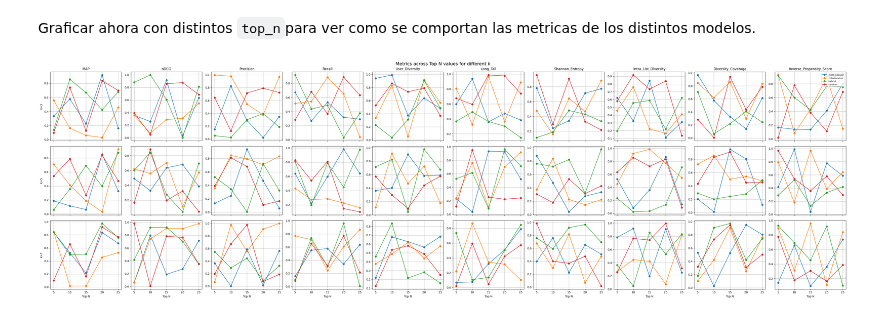
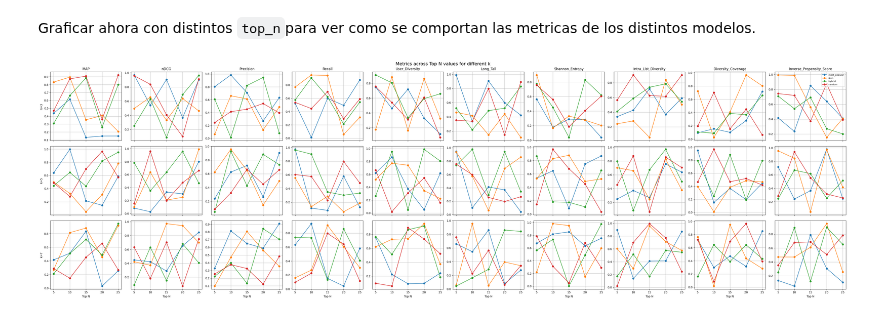
Before and after one commit to ferperezh/IIC3633_ProyectoMetricaDiversidad, a Jupyter notebook: musica/musica_metrica_diversidad.ipynb, the cells around one changed output. Drawn from its saved outputs; the diff is of its cells as text; code cells hidden in the pictures.

Commit message:
iknn

```diff
--- a/musica/musica_metrica_diversidad.ipynb
+++ b/musica/musica_metrica_diversidad.ipynb
@@ -74,12 +94,10 @@ lastfm = pd.read_csv("lastfm_dataset/Last.fm_data.csv")
 # %% [markdown]
 Agregamos una columna `artist_song` para ambas tablas que es el nombre del artista más el nombre de la canción unida por un guíon. Así con esta tabla unimos la infromacion de cada usaurio y su canciones prefereidas con la infromación de esa canción.
-# %%
-#Crear la columna artist song que es el nombre del artista y el nombre de la cancion en minuscula
-music_data['artist_song'] = music_data['artist_name'] + "-" + music_data['track_name']
-music_data['artist_song'] = music_data['artist_song'].str.lower()
-
-lastfm['artist_song'] = lastfm['Artist'] + "-" + lastfm['Track']
-lastfm['artist_song'] = lastfm['artist_song'].str.lower()
+# %%
+# Renombrar las columnas para que coincidan, si es necesario
+# Asegúrate de ajustar los nombres de las columnas según correspondan
+music_data.rename(columns={'artist_name': 'artist_song'}, inplace=True)
+lastfm.rename(columns={'Artist': 'artist_song'}, inplace=True)
 # %% [markdown]
 Revisamos que no hay valores nulos en ninguna de las tablas originales para ver si se tuvo que haber hecho una limpieza antes. Pero vemos que lo unicos valores NaN son los albums que no importaran para los datos.
 # %%
@@ -139,21 +192,21 @@ Index(['Unnamed: 0_x', 'artist_name', 'track_name', 'release_date', 'genre',
 ## Categorización de cada usuario
 Obtenemos el top k=5 de categorias de cada usuario
 # %%
-k = 5
+# Calcular las K categorías más escuchadas por usuario en el conjunto reducido
+k = 3
+user_genre_df = train[['Username', 'genre']]
 
-user_genre_df = usuario_music_data[['Username', 'genre']]
-
-# Calcular las k categorías más escuchadas por cada usuario
-top_k_5_categories = (
+# Top K géneros más escuchados
+top_k_categories = (
     user_genre_df.groupby(['Username', 'genre'])
-    .size()  # Contar ocurrencias de cada género por usuario
-    .reset_index(name='count')  # Resetear índice y nombrar la columna de conteo
-    .sort_values(['Username', 'count'], ascending=[True, False])  # Ordenar por usuario y luego por conteo descendente
-    .groupby('Username')  # Agrupar por usuario para obtener los top-k
-    .head(k)  # Tomar los K géneros más escuchados por usuario
+    .size()
+    .reset_index(name='count')
+    .sort_values(['Username', 'count'], ascending=[True, False])
+    .groupby('Username')
+    .head(k)
 )
 
 # Mostrar los resultados
-print("Top k = 5 géneros más escuchados por usuario:")
-top_k_5_categories
+print("Top K géneros más escuchados por usuario:")
+print(top_k_categories)
 # %% [output]
@@ -1359,7 +1477,7 @@ DataFrame de resultados guardado en 'global_metrics_results.csv'
 Graficar ahora con distintos `top_n`para ver como se comportan las metricas de los distintos modelos.
 # %%
 # Actualización de los modelos
-models = ['most_popular', 'collaborative', 'hybrid', 'random']
+models = ['most_popular', 'iknn', 'hybrid', 'random']
 metrics = ['MAP', 'nDCG', 'Precision', 'Recall', 'User_Diversity', 'Long_Tail', 'Shannon_Entropy',
            'Intra_List_Diversity', 'Diversity_Coverage', 'Inverse_Propensity_Score']
 top_n_list = [5, 10, 15, 20, 25]
@@ -1379,31 +1497,31 @@ df = pd.DataFrame(data, columns=columns)
 
 # Crear figura con filas como k y columnas como métricas
 fig, axes = plt.subplots(len(k_category_list), len(metrics), figsize=(40, 12), sharex=True, sharey=False)
 fig.suptitle("Metrics across Top N values for different k", fontsize=16)
 
 for i, k in enumerate(k_category_list):
     df_k = df[df['k'] == k]  # Filtrar por k
 
     for j, metric in enumerate(metrics):
         ax = axes[i, j]
         for model in models:
             df_model = df_k[df_k['model'] == model]
             ax.plot(df_model['top_n'], df_model[metric], label=model, marker='o')
 
         if i == 0:  # Títulos de las columnas (métricas)
             ax.set_title(metric)
 
         if j == 0:  # Etiquetas para cada fila (k)
             ax.set_ylabel(f"k={k}")
 
         ax.grid(True)
         if i == len(k_category_list) - 1:  # Etiqueta del eje X solo en la última fila
             ax.set_xlabel("Top N")
 
         if i == 0 and j == len(metrics) - 1:  # Solo una vez, agregar leyenda
             ax.legend(loc='upper right', fontsize=8)
 
 plt.tight_layout()
 plt.show()
 # %% [output]
-[figure, old version]
+[figure, new version]
```
Also changed, not shown: parts of 25 cells of this notebook, 1 other file.
